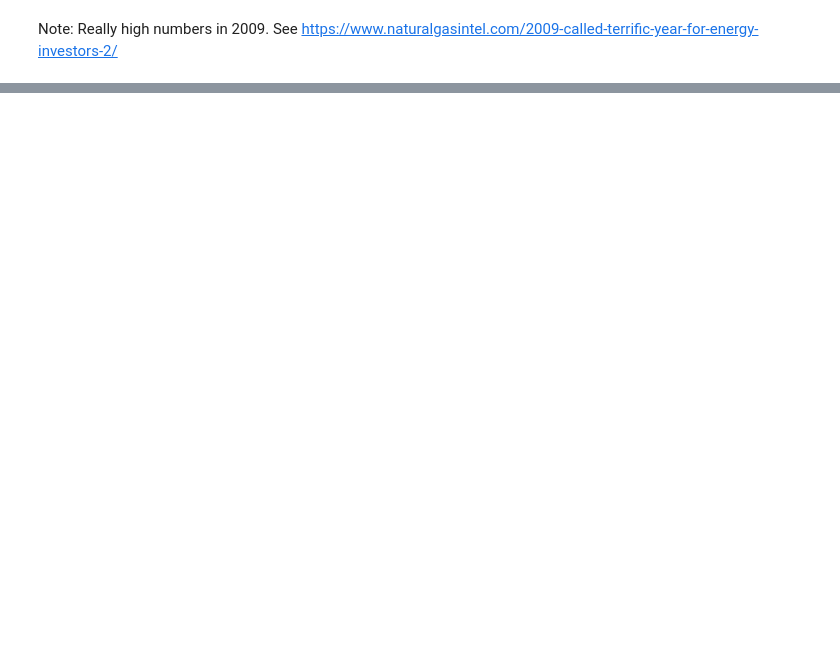
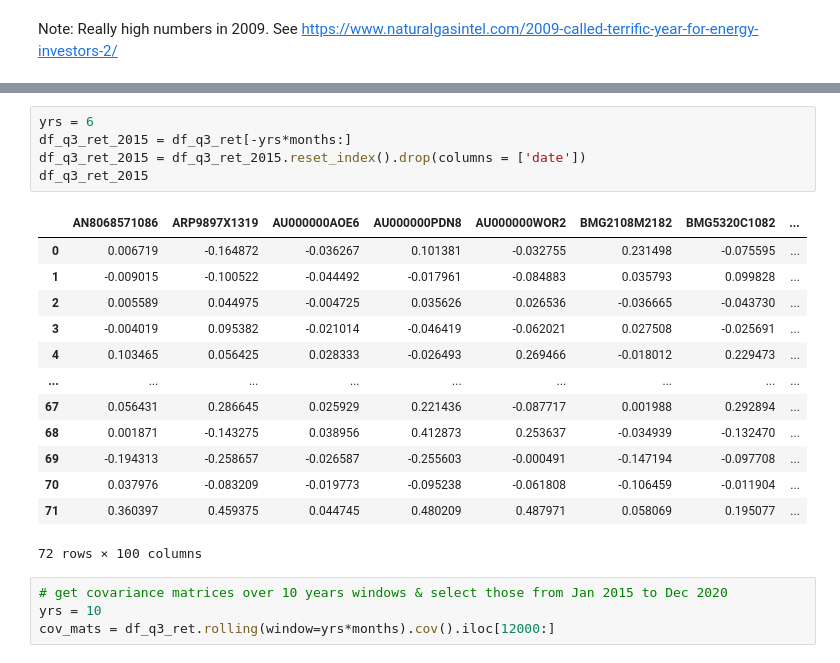
Before and after one commit to percw/Sustainable_and_Entrepreneurial_Finance, a Jupyter notebook: assignment_1.ipynb, the cells around one changed output, grey strips where cells are left out. Saved outputs shown, nothing was run; the diff lists cells and outputs as text; blank space fills up the shorter version.

```diff
--- a/assignment_1.ipynb
+++ b/assignment_1.ipynb
@@ -662,0 +1163,23 @@ table
+# %%
+yrs = 6
+df_q3_ret_2015 = df_q3_ret[-yrs*months:]
+df_q3_ret_2015 = df_q3_ret_2015.reset_index().drop(columns = ['date'])
+df_q3_ret_2015
+# %% [output]
+|  | AN8068571086 | ARP9897X1319 | AU000000AOE6 | AU000000PDN8 | AU000000WOR2 | BMG2108M2182 | BMG5320C1082 | ... |
+| 0 | 0.006719 | -0.164872 | -0.036267 | 0.101381 | -0.032755 | 0.231498 | -0.075595 | ... |
+| 1 | -0.009015 | -0.100522 | -0.044492 | -0.017961 | -0.084883 | 0.035793 | 0.099828 | ... |
+| 2 | 0.005589 | 0.044975 | -0.004725 | 0.035626 | 0.026536 | -0.036665 | -0.043730 | ... |
+| 3 | -0.004019 | 0.095382 | -0.021014 | -0.046419 | -0.062021 | 0.027508 | -0.025691 | ... |
+| 4 | 0.103465 | 0.056425 | 0.028333 | -0.026493 | 0.269466 | -0.018012 | 0.229473 | ... |
+| ... | ... | ... | ... | ... | ... | ... | ... | ... |
+| 67 | 0.056431 | 0.286645 | 0.025929 | 0.221436 | -0.087717 | 0.001988 | 0.292894 | ... |
+| 68 | 0.001871 | -0.143275 | 0.038956 | 0.412873 | 0.253637 | -0.034939 | -0.132470 | ... |
+| 69 | -0.194313 | -0.258657 | -0.026587 | -0.255603 | -0.000491 | -0.147194 | -0.097708 | ... |
+| 70 | 0.037976 | -0.083209 | -0.019773 | -0.095238 | -0.061808 | -0.106459 | -0.011904 | ... |
+| 71 | 0.360397 | 0.459375 | 0.044745 | 0.480209 | 0.487971 | 0.058069 | 0.195077 | ... |
+72 rows × 100 columns
+# %%
+# get covariance matrices over 10 years windows & select those from Jan 2015 to Dec 2020
+yrs = 10
+cov_mats = df_q3_ret.rolling(window=yrs*months).cov().iloc[12000:]
```
Also changed, not shown: parts of 93 cells of this notebook, 4 other files.
